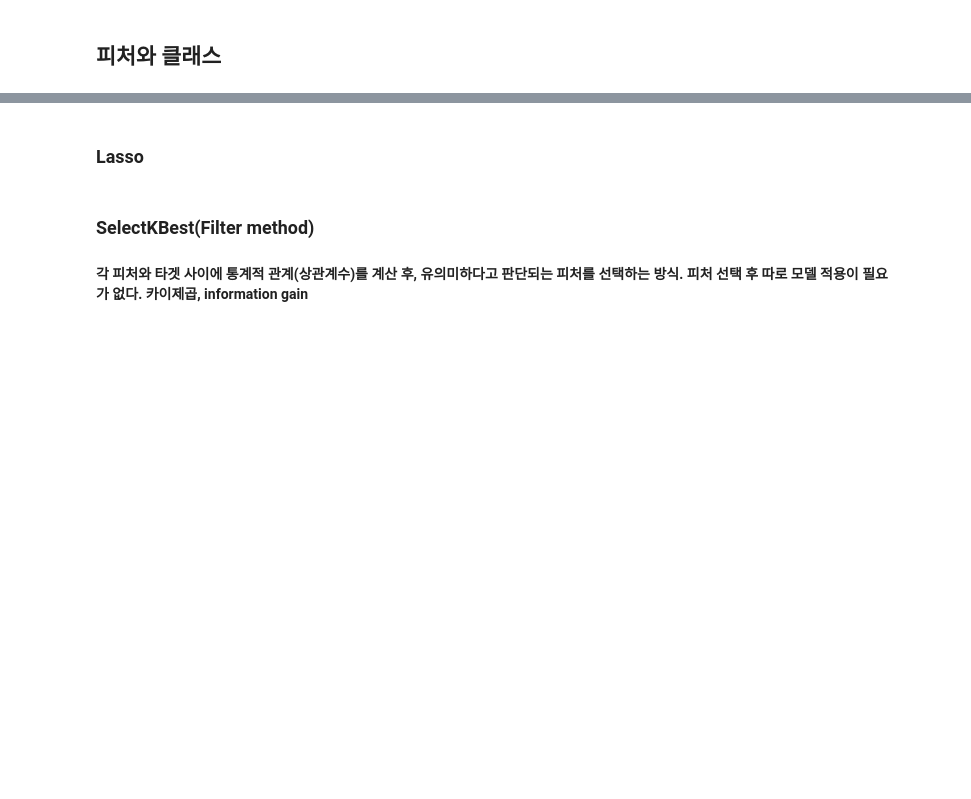
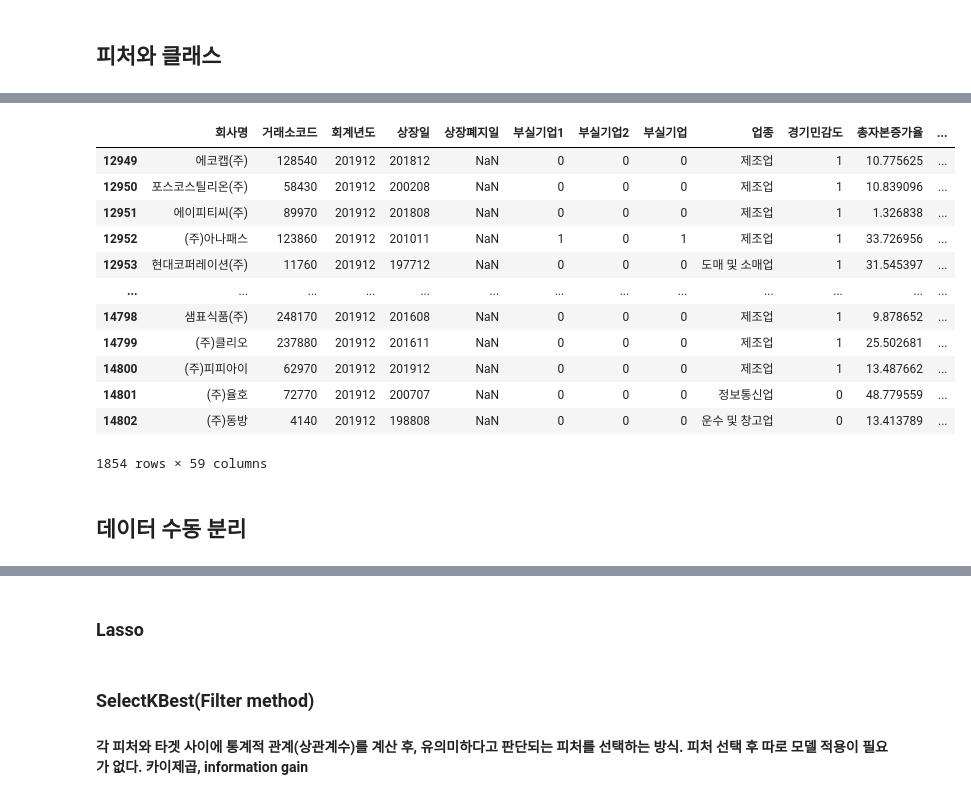
Before and after one commit to jkim0313/project2_quaero, a Jupyter notebook: feature_selection.ipynb, the cells around one changed output, grey strips where cells are left out. Drawn from its saved outputs; the diff is of its cells as text; code cells hidden in the pictures; blank space fills up the shorter version.

```diff
--- a/feature_selection.ipynb
+++ b/feature_selection.ipynb
@@ -470,0 +454,16 @@ df
+# %%
+df_sorted[df_sorted['회계년도']==201912]
+# %% [output]
+|  | 회사명 | 거래소코드 | 회계년도 | 상장일 | 상장폐지일 | 부실기업1 | 부실기업2 | 부실기업 | 업종 | 경기민감도 | 총자본증가율 | ... |
+| 12949 | 에코캡(주) | 128540 | 201912 | 201812 | NaN | 0 | 0 | 0 | 제조업 | 1 | 10.775625 | ... |
+| 12950 | 포스코스틸리온(주) | 58430 | 201912 | 200208 | NaN | 0 | 0 | 0 | 제조업 | 1 | 10.839096 | ... |
+| 12951 | 에이피티씨(주) | 89970 | 201912 | 201808 | NaN | 0 | 0 | 0 | 제조업 | 1 | 1.326838 | ... |
+| 12952 | (주)아나패스 | 123860 | 201912 | 201011 | NaN | 1 | 0 | 1 | 제조업 | 1 | 33.726956 | ... |
+| 12953 | 현대코퍼레이션(주) | 11760 | 201912 | 197712 | NaN | 0 | 0 | 0 | 도매 및 소매업 | 1 | 31.545397 | ... |
+| ... | ... | ... | ... | ... | ... | ... | ... | ... | ... | ... | ... | ... |
+| 14798 | 샘표식품(주) | 248170 | 201912 | 201608 | NaN | 0 | 0 | 0 | 제조업 | 1 | 9.878652 | ... |
+| 14799 | (주)클리오 | 237880 | 201912 | 201611 | NaN | 0 | 0 | 0 | 제조업 | 1 | 25.502681 | ... |
+| 14800 | (주)피피아이 | 62970 | 201912 | 201912 | NaN | 0 | 0 | 0 | 제조업 | 1 | 13.487662 | ... |
+| 14801 | (주)율호 | 72770 | 201912 | 200707 | NaN | 0 | 0 | 0 | 정보통신업 | 0 | 48.779559 | ... |
+| 14802 | (주)동방 | 4140 | 201912 | 198808 | NaN | 0 | 0 | 0 | 운수 및 창고업 | 0 | 13.413789 | ... |
+1854 rows × 59 columns
@@ -473,0 +475,2 @@ target = df['부실기업']
+# %% [markdown]
+## 데이터 수동 분리
```
Also changed, not shown: parts of 21 cells of this notebook, 6 other files.
